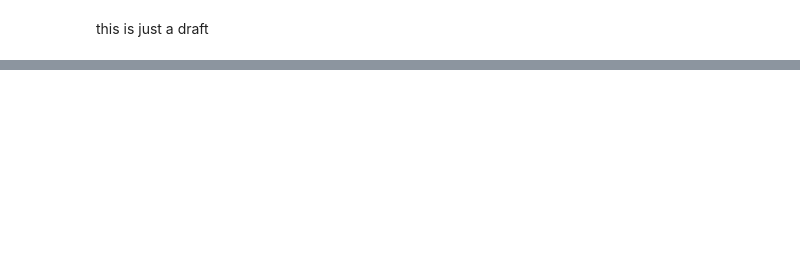
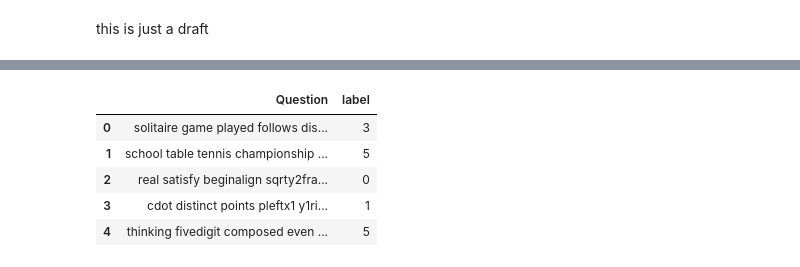
Before and after one commit to abdsaber000/Math-Problems-Topic-Classification, a Jupyter notebook: main.ipynb, the cells around one changed output, grey strips where cells are left out. Drawn from its saved outputs; the diff is of its cells as text; code cells hidden in the pictures; blank space fills up the shorter version.

```diff
--- a/main.ipynb
+++ b/main.ipynb
@@ -22,0 +60,33 @@ df.describe()
+# %%
+import string
+# import nltk
+# nltk.download("stopwords")
+from nltk.corpus import stopwords
+
+redundant_words = ['find', 'let',
+                   'one', 'two', 'three', 'four', 'five', 'six', 'seven', 'eight', 'nine', 'ten',
+                   'number', 'numbers', 'given']
+
+def remove_punctuation_and_stopwords(question : str):
+
+    q_no_punctuation = [ch for ch in question if ch not in string.punctuation]
+    q_no_punctuation = "".join(q_no_punctuation).split()
+    # print(q_no_punctuation)
+    sms_no_punctuation_no_stopwords = \
+        ' '.join([word.lower() for word in q_no_punctuation
+                  if word.lower() not in redundant_words
+                  and word.lower() not in stopwords.words("english")
+                  and not word.lower().isnumeric()
+                  and word.lower() not in string.ascii_lowercase])
+
+    return sms_no_punctuation_no_stopwords
+
+df['Question'] = df['Question'].apply(remove_punctuation_and_stopwords)
+df.head()
+# %% [output]
+|  | Question | label |
+| 0 | solitaire game played follows dis... | 3 |
+| 1 | school table tennis championship ... | 5 |
+| 2 | real satisfy beginalign sqrty2fra... | 0 |
+| 3 | cdot distinct points pleftx1 y1ri... | 1 |
+| 4 | thinking fivedigit composed even ... | 5 |
```
Also changed, not shown: parts of 8 cells of this notebook, 2 other files.
